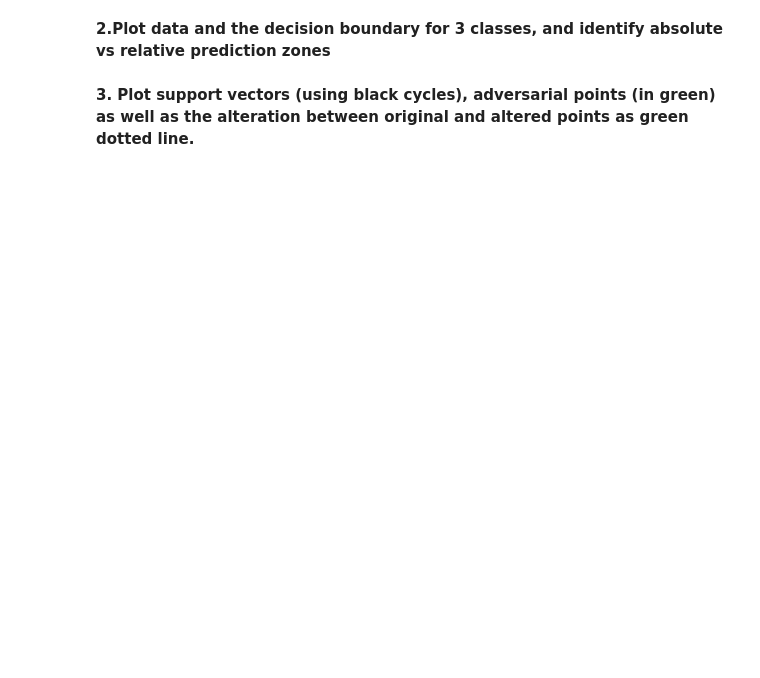
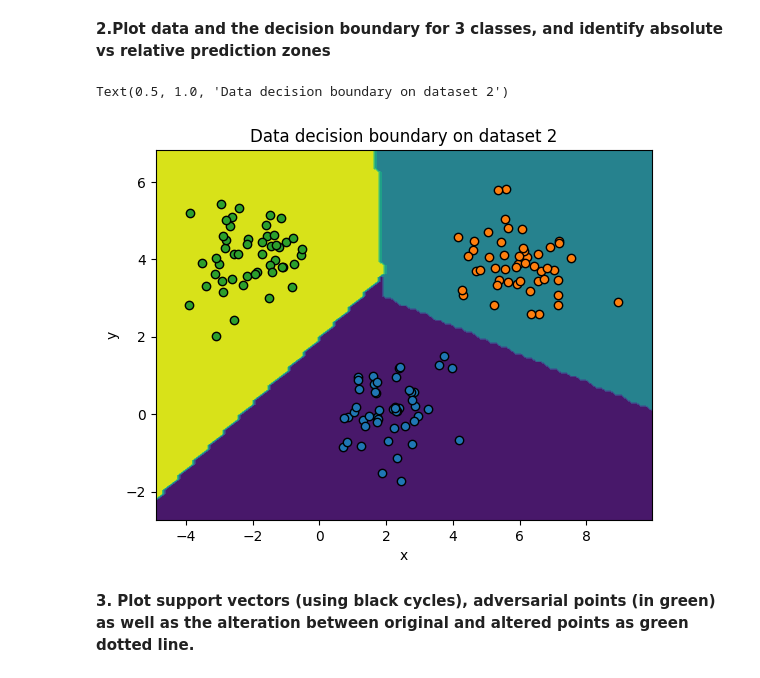
Before and after one commit to Bast-94/CYBER-ML-PW, a Jupyter notebook: AML.ipynb, the cells around one changed output. Cells and saved outputs as stored; diff of their text form; code cells hidden in the pictures; blank space fills up the shorter version.

```diff
--- a/AML.ipynb
+++ b/AML.ipynb
@@ -49,6 +49,25 @@ plt.show()
 # %% [markdown]
 **2.Plot data and the decision boundary for 3 classes, and identify absolute vs relative prediction
 zones**
+# %%
+n_samples, centers, cluster_std = dataset_params[1].values()
+X, y = make_blobs(n_samples = n_samples, centers = centers, cluster_std = cluster_std)
+fig = plt.figure()
+ax = fig.add_subplot(1, 1, 1)
+clf = svm.SVC(C=1, kernel='linear',probability=True)
+clf.fit(X, y)
+display = DecisionBoundaryDisplay.from_estimator(clf, X,ax=ax)
+for label in np.unique(y):
+    ax.scatter(X[y == label, 0], X[y == label, 1], label=f"Label {label}",cmap=plt.cm.Paired, edgecolors='black')
+xlim = ax.get_xlim()
+ylim = ax.get_ylim()
+
+ax.set_xlabel('x')
+ax.set_ylabel('y')
+ax.set_title(f'Data decision boundary on dataset 2')
+# %% [output]
+Text(0.5, 1.0, 'Data decision boundary on dataset 2')
+[figure, added]
 # %% [markdown]
 **3. Plot support vectors (using black cycles), adversarial points (in green) as well as the alteration
 between original and altered points as green dotted line.**
```
Also changed, not shown: parts of 3 cells of this notebook.
